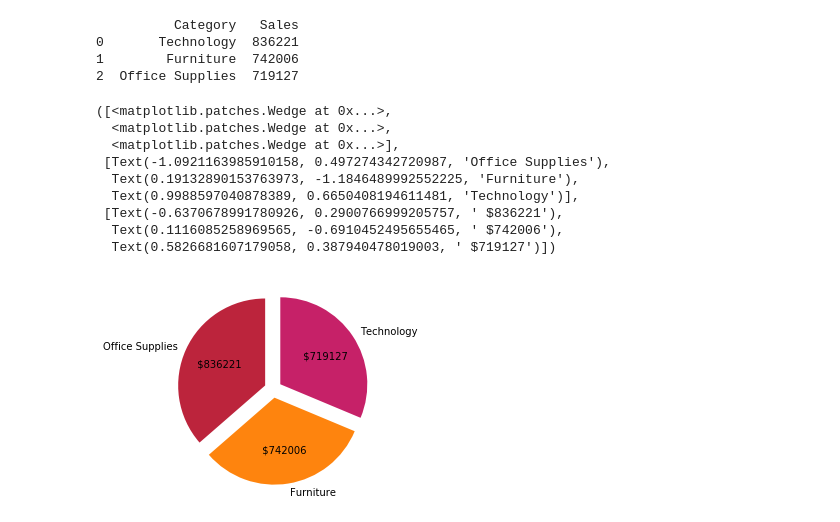
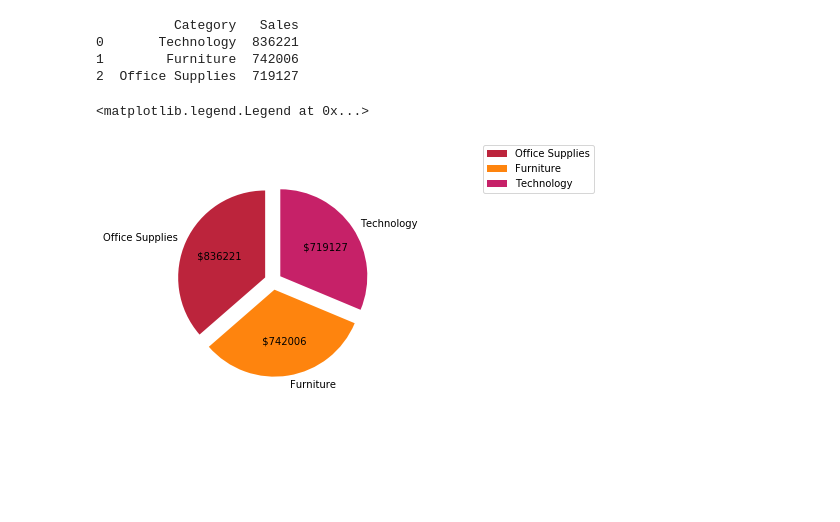
Before and after one commit to sabheen9/Superstore-Sales-forecasting-and-EDA-New, a Jupyter notebook: Superstore Sales forecasting and EDA new.ipynb, the cells around one changed output. Drawn from its saved outputs; the diff is of its cells as text; code cells hidden in the pictures; blank space fills up the shorter version.

```diff
--- a/Superstore Sales forecasting and EDA new.ipynb
+++ b/Superstore Sales forecasting and EDA new.ipynb
@@ -62,0 +97,2 @@ dtype: int64
+# %%
+df.drop(['Number of Records'],axis=1,inplace=True)
@@ -174,31 +211,24 @@ print(top_category)
 # %%
 
 values=df["Category"].value_counts()
 labels=df["Category"].unique().tolist()
 explode=(0.1,0.1,0.1)
 
 
 
 def autopct_format(values): # CALCULATING THE TOTAL REVENUE
     def my_format(pct):
         total = sum(values)
         val = int(round(pct*total/100.0))
         return ' ${v:d}'.format(v=val)
     return my_format
 
 colors = ['#BC243C','#FE840E','#C62168'] # Colors are defined for the pie chart
 
 
 fig1, ax1 = plt.subplots()
 ax1.pie(top_category['Sales'], colors = colors, labels=labels, autopct= autopct_format(top_category['Sales']), startangle=90,explode=explode)
+ax1.legend(labels,bbox_to_anchor =(2.00, 1.15), ncol = 1)
 # %% [output]
-([<matplotlib.patches.Wedge at 0x...>,
-  <matplotlib.patches.Wedge at 0x...>,
-  <matplotlib.patches.Wedge at 0x...>],
- [Text(-1.0921163985910158, 0.497274342720987, 'Office Supplies'),
-  Text(0.19132890153763973, -1.1846489992552225, 'Furniture'),
-  Text(0.9988597040878389, 0.6650408194611481, 'Technology')],
- [Text(-0.6370678991780926, 0.2900766999205757, ' $836221'),
-  Text(0.1116085258969565, -0.6910452495655465, ' $742006'),
-  Text(0.5826681607179058, 0.387940478019003, ' $719127')])
+<matplotlib.legend.Legend at 0x...>
-[figure, old version]
+[figure, new version]
```
Also changed, not shown: parts of 12 cells of this notebook.
